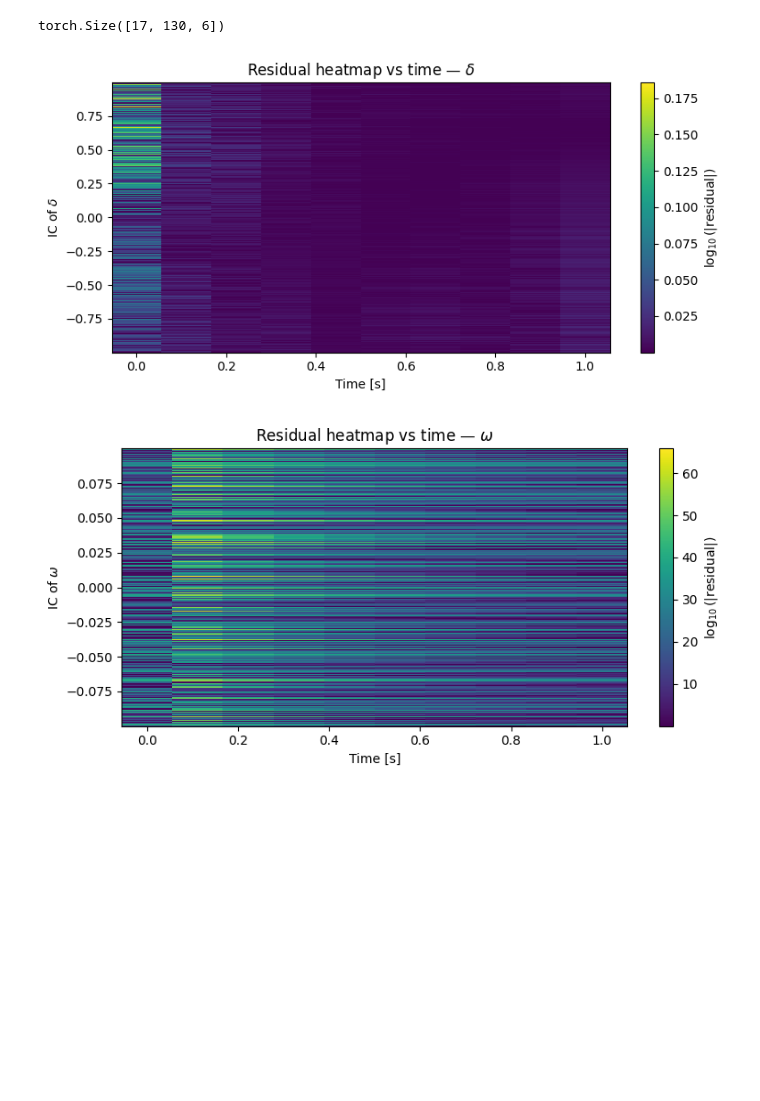
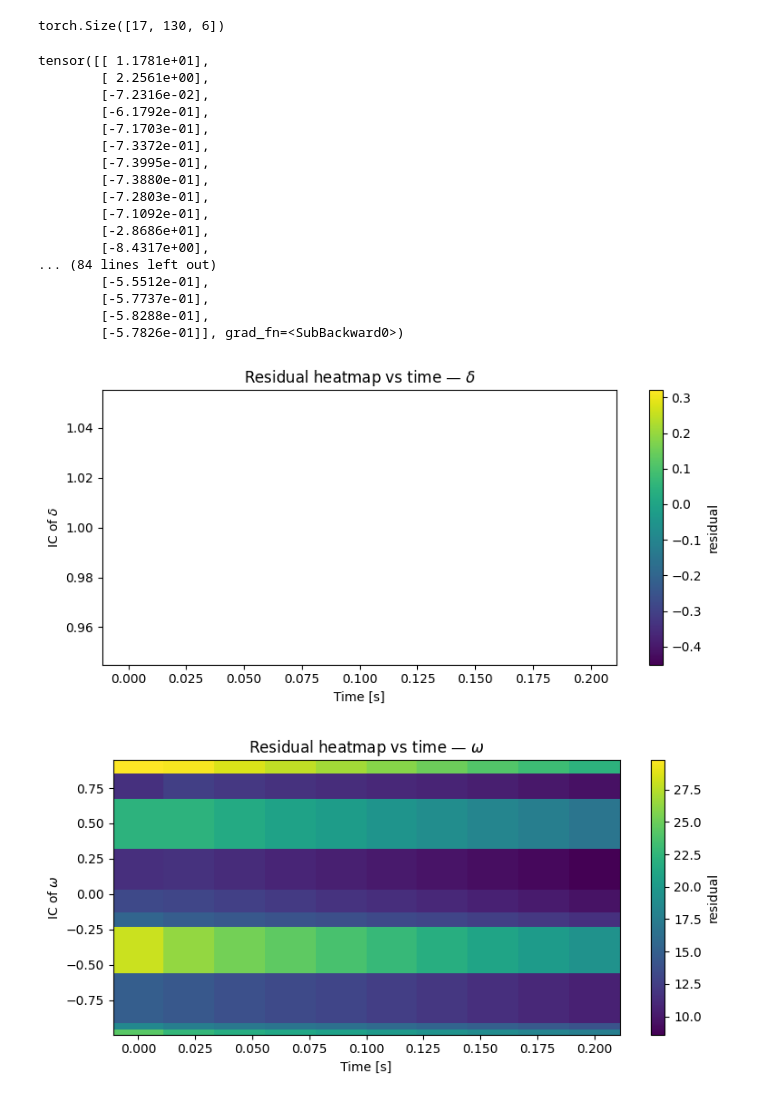
Before and after one commit to elpetros99/PINNProof, a Jupyter notebook: examples/example_SM6.ipynb, the cells around one changed output. Cells and saved outputs as stored; diff of their text form; code cells hidden in the pictures; blank space fills up the shorter version.

Commit message:
examples_residual

```diff
--- a/examples/example_SM6.ipynb
+++ b/examples/example_SM6.ipynb
@@ -266,7 +240,9 @@ FileNotFoundError: [Errno 2] No such file or directory: './PINNProof/PINNProof/'
 # %%
 model=Network(input_size=9, hidden_size=64, output_size=6, num_layers=3,activation="tanh")
 device = torch.device("cuda" if torch.cuda.is_available() else "cpu")
-model_path = "examples/pretrained_models/SM6_LBFGS_seed7.pth"
+# model_path = "examples/pretrained_models/SM6_LBFGS_seed7.pth"
+# model_path = "examples/pretrained_models/SM6DynamicNN_0.2s_with_data.pth"
+model_path = "examples/pretrained_models/SM6DynamicNN_0.2s_only_pinn.pth"
 model_data = torch.load(model_path, weights_only=True, map_location=device)
 # Check if model_data contains the key 'model_state_dict'
 if isinstance(model_data, dict) and 'model_state_dict' in model_data:
@@ -446,7 +406,7 @@ def pinn_residual_heatmaps_by_state_y(
     *,
     outputs_are_slopes: bool = False,
     state_labels = (r"$\delta$", r"$\omega$", r"$E'_d$", r"$E'_q$", r"$E''_q$", r"$E''_d$"),
-    log10: bool = True,
+    log10: bool = False,
     eps: float = 1e-12,
     save_dir: str | None = None,
 ):
@@ -491,7 +451,7 @@ def pinn_residual_heatmaps_by_state_y(
     S = solver.n_states
     y0_states_vec = y0s_vec[:, :S]                                           # (N*T, 6)
     y0_ctrl_vec   = y0s_vec[:, S:] if y0s_vec.shape[1] > S else None         # (N*T, 2) or None
-
+    # print(y0_states_vec,y0_ctrl_vec)
     # ------------------ forward PINN ------------------
     # Model input matches your solve(): [t, y0(8)]
     model_input = torch.cat([t_vec, y0s_vec], dim=1)                         # (N*T, 9)
@@ -499,10 +459,10 @@ def pinn_residual_heatmaps_by_state_y(
     net_out = solver.model(model_input)                                      # (N*T, 6)
 
     # Reconstruct y(t)
-    if outputs_are_slopes:
-        y_hat = y0_states_vec + net_out * t_vec                              # slopes -> states
-    else:
-        y_hat = net_out                                                      # states directly
+    # if outputs_are_slopes:
+    #     y_hat = y0_states_vec + net_out * t_vec                              # slopes -> states
+    # else:
+    y_hat = net_out                                                      # states directly
 
     # ------------------ dy/dt (per state) ------------------
     grads = []
@@ -512,7 +472,7 @@ def pinn_residual_heatmaps_by_state_y(
             inputs=t_vec,
             grad_outputs=torch.ones_like(y_hat[:, k:k+1]),
             create_graph=True,
-            retain_graph=True#(k < S - 1)
+            retain_graph=True #(k < S - 1)
         )[0]                                                                 # (N*T,1)
         grads.append(gk)
     dy_dt = torch.cat(grads, dim=1)                                          # (N*T,6)
@@ -533,6 +493,7 @@ def pinn_residual_heatmaps_by_state_y(
     f_val  = f_full[:, :S].to(model_device)                                  # back to model device
 
     # ------------------ residuals and reshape ------------------
+    print(f_val[:,1:2]/(2 * torch.pi * 50.0)-dy_dt[:,1:2])
     R = (dy_dt - f_val).view(num_trajectories, num_points, S)                # (N,T,6)
     R_np   = R.detach().cpu().numpy()
     y0s_np = y0s.detach().cpu().numpy()
@@ -555,41 +516,58 @@ def pinn_residual_heatmaps_by_state_y(
         order   = np.argsort(yvals)
         y_sorted= yvals[order]
         Z       = R_np[order, :, s]
-        Zplot =np.abs(Z)
-        # Zplot   = np.log10(np.abs(Z) + eps) if log10 else Z
+        # Zplot =np.abs(Z)
+        Zplot   = np.log10(np.abs(Z) + eps) if log10 else Z
         y_edges = _edges_from_centers(y_sorted)
 
         plt.figure(figsize=(8, 4))
         plt.pcolormesh(t_edges, y_edges, Zplot, shading='auto')
         plt.colorbar(label=Z_title)
         plt.xlabel("Time [s]")
         plt.ylabel(f"IC of {state_labels[s]}")
         plt.title(f"Residual heatmap vs time — {state_labels[s]}")
         plt.tight_layout()
         if save_dir:
             plt.savefig(os.path.join(save_dir, f"residual_heatmap_{s}.png"), dpi=200)
         plt.show()
 
     return R, y0s_np
 bounds_for_sampling= {
-    't':(0,1),
-    'delta'     : (-1,  1),   # rotor angle [rad]
-    'omega'     : (-0.1, 0.1),   # speed deviation [pu]
+    't':(0,0.2),
+    'delta'     : (1,  1),   # rotor angle [rad]
+    'omega'     : (-1.0, 1),   # speed deviation [pu]
     'E_d_dash'  : (0.0,   0.0),   # transient d‐axis emf fixed
-    'E_q_dash'  : (1.0,   1.0),   # transient q‐axis emf fixed
-    'E_q_dd'    : (0.0,   0.0),   # subtransient q‐axis emf fixed
-    'E_d_dd'    : (1.0,   1.0),   # subtransient d‐axis emf fixed
+    'E_q_dash'  : (0.95,   1.05),   # transient q‐axis emf fixed
+    'E_d_dd'    : (0.0,   0.0),   # subtransient q‐axis emf fixed
+    'E_q_dd'    : (1.0,   1.0),   # subtransient d‐axis emf fixed
     'V_t'       : (0.95,   1.05),   # terminal voltage magnitude [pu]
     'theta_vs'  : (-0.3,  0.3),   # terminal voltage angle [rad]
 }
 R, y0s = pinn_residual_heatmaps_by_state_y(
     solver=sample_solver_nn,
     bounds=bounds_for_sampling,       # includes 't': (0.0, t_final)
-    num_trajectories=1000,
+    num_trajectories=10,
     num_points=10,
     outputs_are_slopes=False,         # set True if your net outputs slopes
     save_dir=None                     # or "figs/residuals"
 )
 # %% [output]
+tensor([[ 1.1781e+01],
+        [ 2.2561e+00],
+        [-7.2316e-02],
+        [-6.1792e-01],
+        [-7.1703e-01],
+        [-7.3372e-01],
+        [-7.3995e-01],
+        [-7.3880e-01],
+        [-7.2803e-01],
+        [-7.1092e-01],
+        [-2.8686e+01],
+        [-8.4317e+00],
+... (84 lines left out)
+        [-5.5512e-01],
+        [-5.7737e-01],
+        [-5.8288e-01],
+        [-5.7826e-01]], grad_fn=<SubBackward0>)
-[figure, old version]
+[figure, new version]
-[figure, old version]
+[figure, new version]
```
Also changed, not shown: parts of 13 cells of this notebook, 4 other files.
